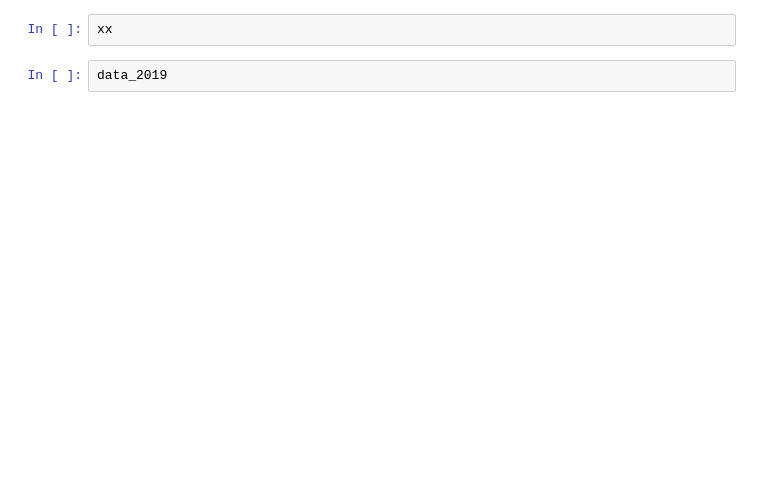
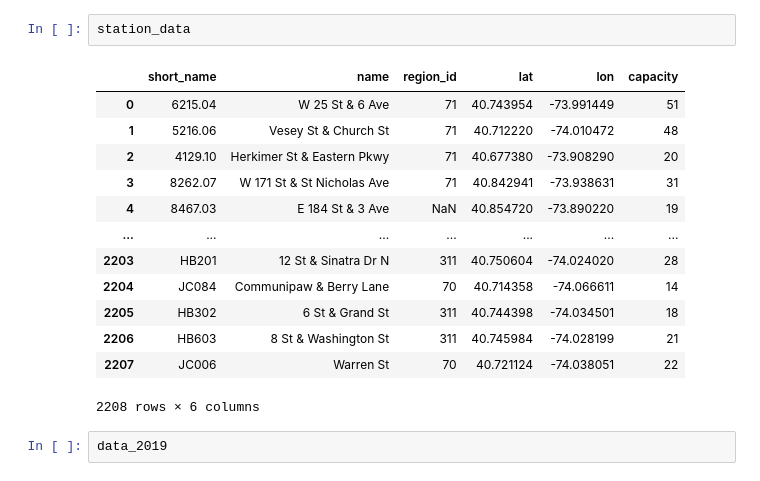
Before and after one commit to lukasschirren/nyc_bike_rental, a Jupyter notebook: Auriane_Workspace.ipynb, the cells around one changed output. Cells and saved outputs as stored; diff of their text form; blank space fills up the shorter version.

Commit message:
updates: subway station data

```diff
--- a/Auriane_Workspace.ipynb
+++ b/Auriane_Workspace.ipynb
@@ -15,6 +16,20 @@ data_2019                Gives data for 2019-Baseline           15
 station_data             Existing stations in NYC from Lyft      6
-# %%
-xx
+# %%
+station_data
+# %% [output]
+|  | short_name | name | region_id | lat | lon | capacity |
+| 0 | 6215.04 | W 25 St & 6 Ave | 71 | 40.743954 | -73.991449 | 51 |
+| 1 | 5216.06 | Vesey St & Church St | 71 | 40.712220 | -74.010472 | 48 |
+| 2 | 4129.10 | Herkimer St & Eastern Pkwy | 71 | 40.677380 | -73.908290 | 20 |
+| 3 | 8262.07 | W 171 St & St Nicholas Ave | 71 | 40.842941 | -73.938631 | 31 |
+| 4 | 8467.03 | E 184 St & 3 Ave | NaN | 40.854720 | -73.890220 | 19 |
+| ... | ... | ... | ... | ... | ... | ... |
+| 2203 | HB201 | 12 St & Sinatra Dr N | 311 | 40.750604 | -74.024020 | 28 |
+| 2204 | JC084 | Communipaw & Berry Lane | 70 | 40.714358 | -74.066611 | 14 |
+| 2205 | HB302 | 6 St & Grand St | 311 | 40.744398 | -74.034501 | 18 |
+| 2206 | HB603 | 8 St & Washington St | 311 | 40.745984 | -74.028199 | 21 |
+| 2207 | JC006 | Warren St | 70 | 40.721124 | -74.038051 | 22 |
+2208 rows × 6 columns
 # %%
 data_2019
 # %% [output]
```
Also changed, not shown: parts of 15 cells of this notebook, 1 other file.
